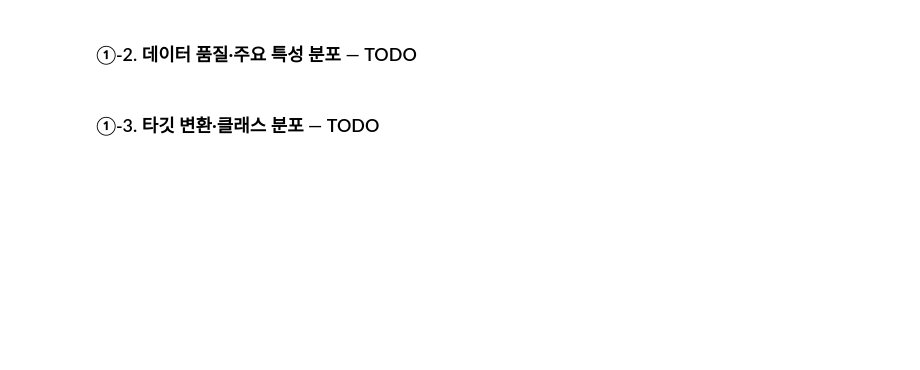
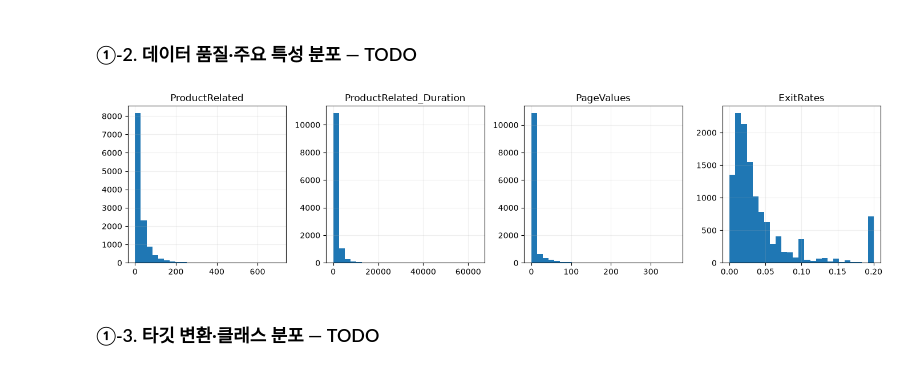
Before and after one commit to jeon87946/ai-mini-projects, a Jupyter notebook: mini-project-01/code/02_classification_online_shopping.ipynb, the cells around one changed output. Cells and saved outputs as stored; diff of their text form; code cells hidden in the pictures; blank space fills up the shorter version.

```diff
--- a/mini-project-01/code/02_classification_online_shopping.ipynb
+++ b/mini-project-01/code/02_classification_online_shopping.ipynb
@@ -58,19 +87,22 @@ df.head()
 # %%
 # TODO 1-2. 결측값 개수와 중복 행 개수를 출력합니다.
 # 힌트: isna().sum(), duplicated().sum()
-...
+isana_counts = df.isna().sum()
+duplicated_counts = df.duplicated().sum()
 
 # [공통] 시각화할 특성과 그래프 틀
 plot_cols = ["ProductRelated", "ProductRelated_Duration", "PageValues", "ExitRates"]
 fig, axes = plt.subplots(1, 4, figsize=(14, 3.5))
 for ax, col in zip(axes, plot_cols):
     # TODO 1-3. 각 특성의 히스토그램을 작성합니다.
     # 힌트: ax.hist(df[col], bins=25)
-    ...
+    ax.hist(df[col], bins=25)
     ax.set_title(col)
     ax.grid(alpha=0.2)
 plt.tight_layout()
 plt.show()
+# %% [output]
+[figure, added]
 # %% [markdown]
 ### ①-3. 타깃 변환·클래스 분포 — TODO
 # %%
```
Also changed, not shown: parts of 3 cells of this notebook, 2 other files.
